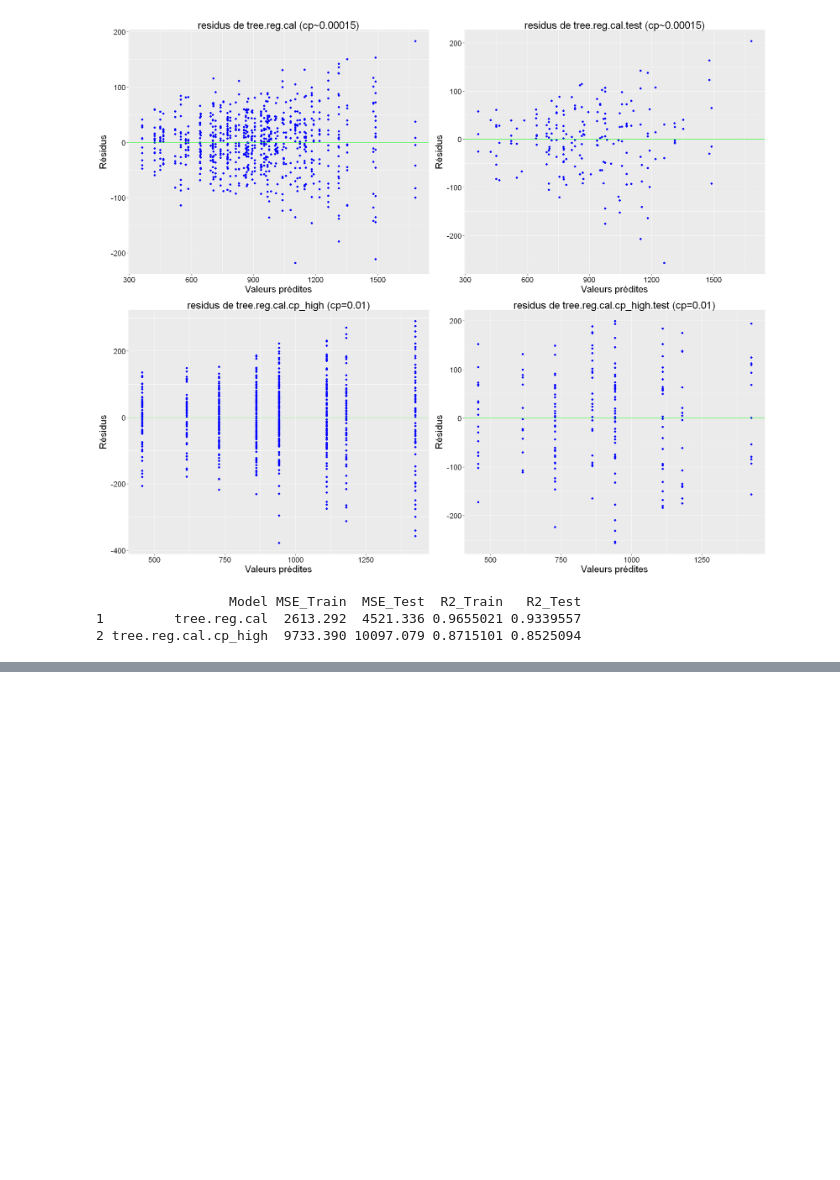
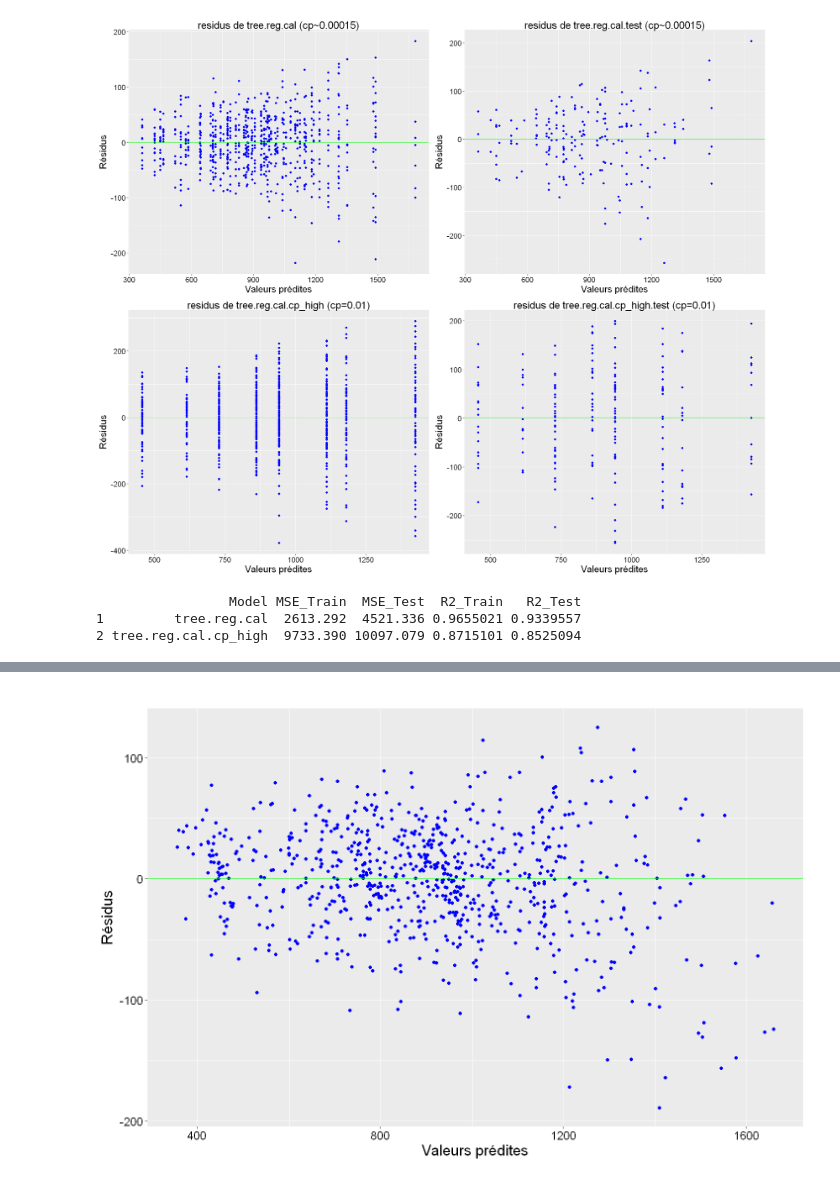
Before and after one commit to Dorianhgn/ProjetML4A, a Jupyter notebook: Calories_Burned/Dorian/R.ipynb, the cells around one changed output, grey strips where cells are left out. Cells and saved outputs as stored; diff of their text form; code cells hidden in the pictures; blank space fills up the shorter version.

```diff
--- a/Calories_Burned/Dorian/R.ipynb
+++ b/Calories_Burned/Dorian/R.ipynb
@@ -584,0 +658,12 @@ Pour conclure, bien que l’arbre complexe ne soit pas optimal (sur-apprentissag
+# %%
+cat("mtry optimal = ", rf.reg.cal.tune$mtry, "\n")
+
+res.rf.cal <- rf.reg.cal.tune$predicted
+r2.rf.cal.train <- 1 - mean(res.rf.cal^2) / tss_cal
+
+res.rf.cal.test <- rf.reg.cal.tune$test$predicted
+rss.rf.cal.test <- sum((res.rf.cal.test - gym_test[,"Calories_Burned"])^2)
+r2.rf.cal.test <- 1 - rss.rf.cal.test / tss_cal
+
+cat("R2 train :", r2.rf.cal.train, "\n")
+cat("R2 test :", r2.rf.cal.test)
@@ -584,0 +692,6 @@ Pour conclure, bien que l’arbre complexe ne soit pas optimal (sur-apprentissag
+# %%
+fit.rf.cal.tune <- rf.reg.cal.tune$predicted
+res.rf.cal.tune <- fit.rf.cal.tune - gym_train[,"Calories_Burned"]
+gplot.res(fit.rf.cal.tune, res.rf.cal.tune, titre="")
+# %% [output]
+[figure, added]
```
Also changed, not shown: parts of 26 cells of this notebook.
